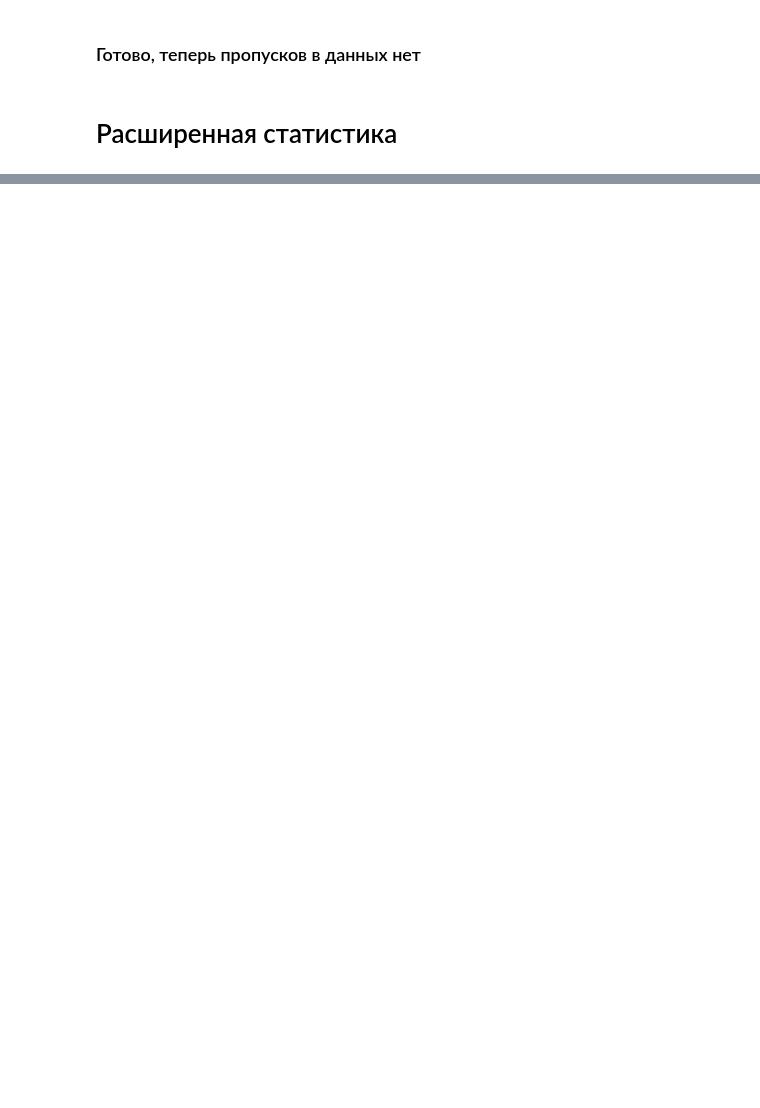
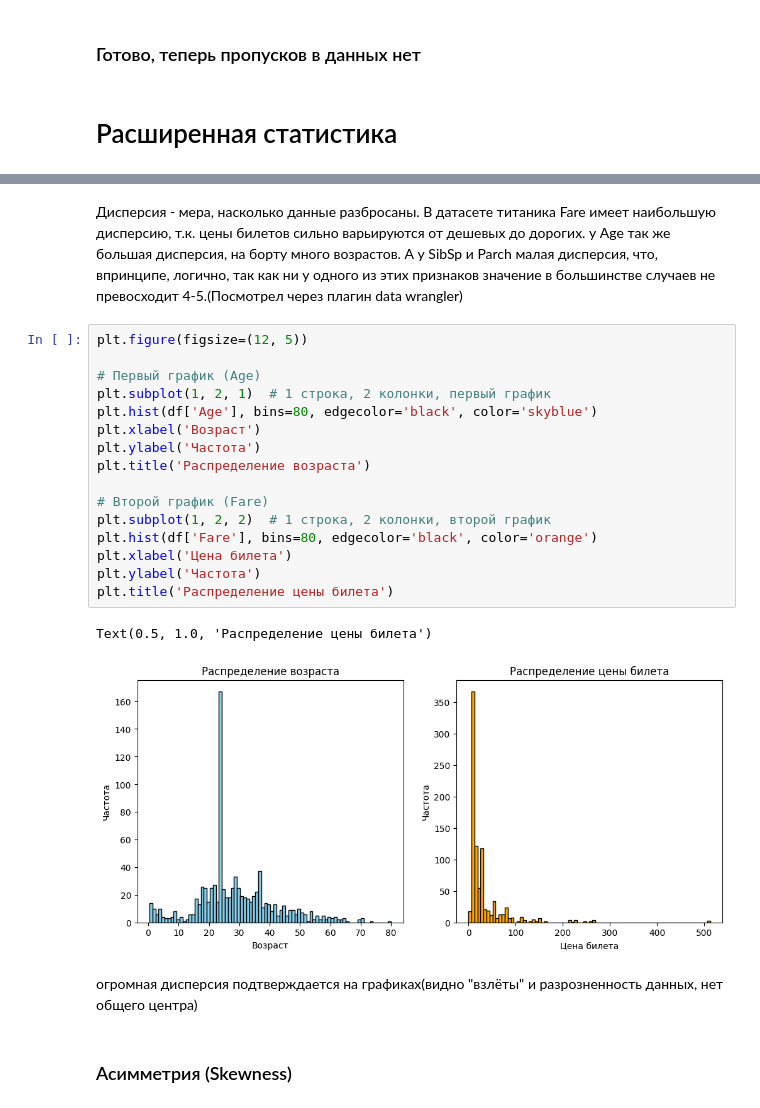
Before and after one commit to curseofuselessness/ml-course-homeworks, a Jupyter notebook: hw02_EDA/hw02_EDA.ipynb, the cells around one changed output, grey strips where cells are left out. Saved outputs shown, nothing was run; the diff lists cells and outputs as text; blank space fills up the shorter version.

```diff
--- a/hw02_EDA/hw02_EDA.ipynb
+++ b/hw02_EDA/hw02_EDA.ipynb
@@ -162,0 +318,25 @@ df.isnull().sum() # Проверим сейчас количество проп
+# %% [markdown]
+Дисперсия - мера, насколько данные разбросаны. В датасете титаника Fare имеет наибольшую дисперсию, т.к. цены билетов сильно варьируются от дешевых до дорогих. у Age так же большая дисперсия, на борту много возрастов. А у SibSp и Parch малая дисперсия, что, впринципе, логично, так как ни у одного из этих признаков значение в большинстве случаев не превосходит 4-5.(Посмотрел через плагин data wrangler)
+# %%
+plt.figure(figsize=(12, 5))
+
+# Первый график (Age)
+plt.subplot(1, 2, 1)  # 1 строка, 2 колонки, первый график
+plt.hist(df['Age'], bins=80, edgecolor='black', color='skyblue')
+plt.xlabel('Возраст')
+plt.ylabel('Частота')
+plt.title('Распределение возраста')
+
+# Второй график (Fare)
+plt.subplot(1, 2, 2)  # 1 строка, 2 колонки, второй график
+plt.hist(df['Fare'], bins=80, edgecolor='black', color='orange')
+plt.xlabel('Цена билета')
+plt.ylabel('Частота')
+plt.title('Распределение цены билета')
+# %% [output]
+Text(0.5, 1.0, 'Распределение цены билета')
+[figure, added]
+# %% [markdown]
+огромная дисперсия подтверждается на графиках(видно "взлёты" и разрозненность данных, нет общего центра)
+# %% [markdown]
+### Асимметрия (Skewness)
```
Also changed, not shown: parts of 55 cells of this notebook, 1 other file.
